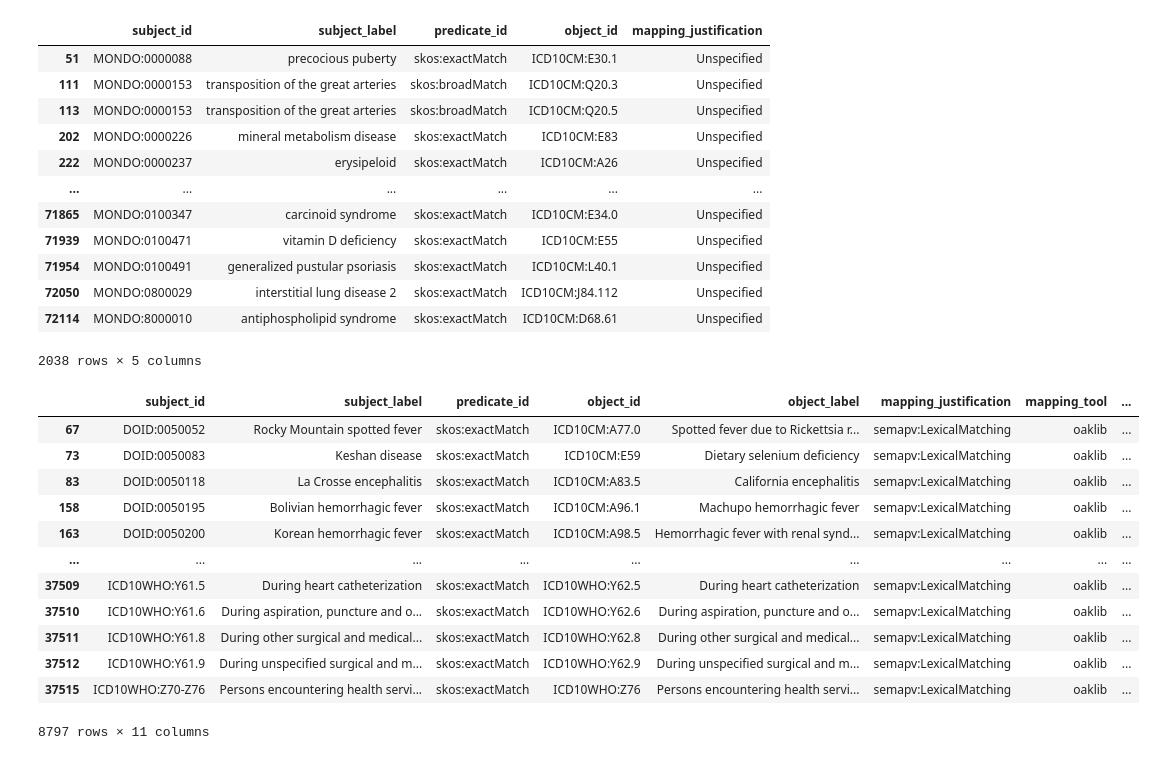
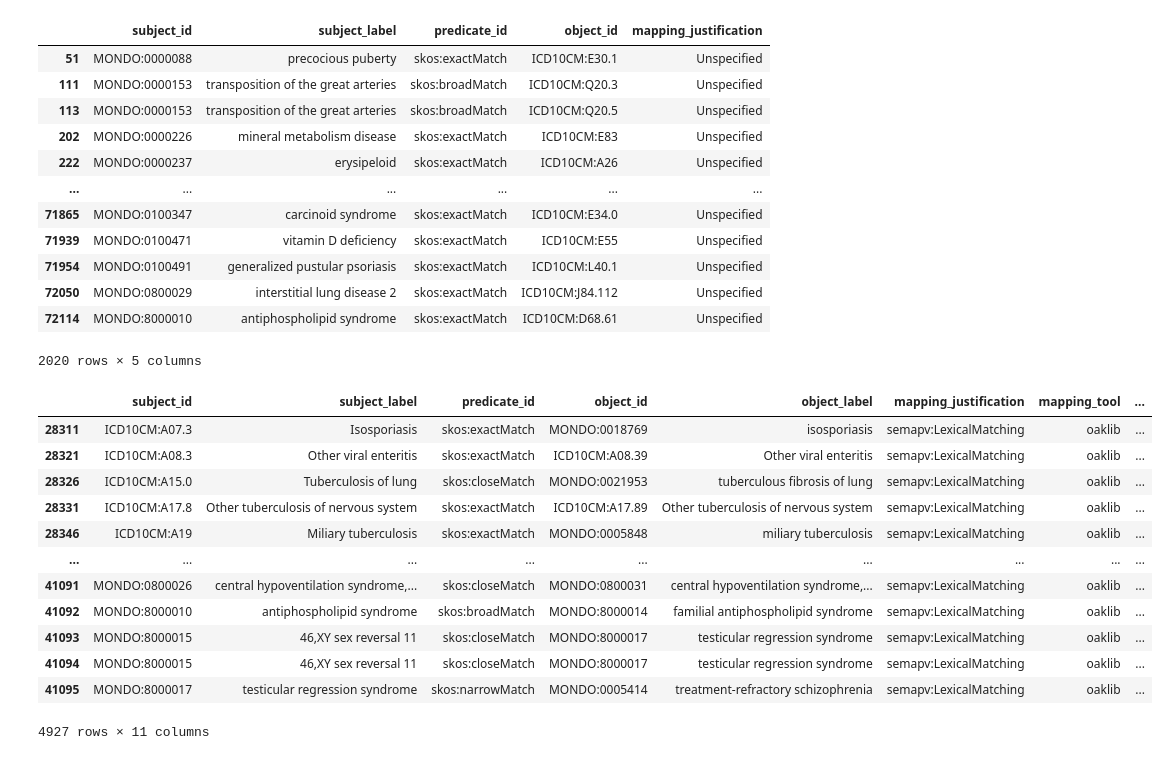
Before and after one commit to monarch-initiative/mondo-ingest, a Jupyter notebook: src/scripts/oak-lexmatch-sssom-compare.ipynb, the cells around one changed output. Cells and saved outputs as stored; diff of their text form; code cells hidden in the pictures.

```diff
--- a/src/scripts/oak-lexmatch-sssom-compare.ipynb
+++ b/src/scripts/oak-lexmatch-sssom-compare.ipynb
@@ -14,5 +21,10 @@ msdf_mondo = parse_sssom_table(mondo_sssom)
 # %%
-msdf_mondo.df[msdf_mondo.df['object_id'].str.contains('ICD')]
+# msdf_mondo.df[msdf_mondo.df['object_id'].str.contains('ICD')]
+prefixes = ["ICD10CM", "MONDO"]
+condition_1 = msdf_mondo.df['object_id'].str.contains("|".join(prefixes))
+condition_2 = msdf_mondo.df['subject_id'].str.contains("|".join(prefixes))
+msdf_mondo.df = msdf_mondo.df[condition_1 & condition_2]
+msdf_mondo.df
 # %% [output]
 |  | subject_id | subject_label | predicate_id | object_id | mapping_justification |
 | 51 | MONDO:0000088 | precocious puberty | skos:exactMatch | ICD10CM:E30.1 | Unspecified |
@@ -26,20 +38,24 @@ msdf_mondo.df[msdf_mondo.df['object_id'].str.contains('ICD')]
 | 71954 | MONDO:0100491 | generalized pustular psoriasis | skos:exactMatch | ICD10CM:L40.1 | Unspecified |
 | 72050 | MONDO:0800029 | interstitial lung disease 2 | skos:exactMatch | ICD10CM:J84.112 | Unspecified |
 | 72114 | MONDO:8000010 | antiphospholipid syndrome | skos:exactMatch | ICD10CM:D68.61 | Unspecified |
-2038 rows × 5 columns
+2020 rows × 5 columns
 # %%
-msdf_lex.df[msdf_lex.df['object_id'].str.contains('ICD')]
+# msdf_lex.df[msdf_lex.df['object_id'].str.contains('ICD')]
+condition_1 = msdf_lex.df['subject_id'].str.contains("|".join(prefixes))
+condition_2 = msdf_lex.df['object_id'].str.contains("|".join(prefixes))
+msdf_lex.df = msdf_lex.df[condition_1 & condition_2]
+msdf_lex.df
 # %% [output]
 |  | subject_id | subject_label | predicate_id | object_id | object_label | mapping_justification | mapping_tool | ... |
-| 67 | DOID:0050052 | Rocky Mountain spotted fever | skos:exactMatch | ICD10CM:A77.0 | Spotted fever due to Rickettsia r... | semapv:LexicalMatching | oaklib | ... |
-| 73 | DOID:0050083 | Keshan disease | skos:exactMatch | ICD10CM:E59 | Dietary selenium deficiency | semapv:LexicalMatching | oaklib | ... |
-| 83 | DOID:0050118 | La Crosse encephalitis | skos:exactMatch | ICD10CM:A83.5 | California encephalitis | semapv:LexicalMatching | oaklib | ... |
-| 158 | DOID:0050195 | Bolivian hemorrhagic fever | skos:exactMatch | ICD10CM:A96.1 | Machupo hemorrhagic fever | semapv:LexicalMatching | oaklib | ... |
-| 163 | DOID:0050200 | Korean hemorrhagic fever | skos:exactMatch | ICD10CM:A98.5 | Hemorrhagic fever with renal synd... | semapv:LexicalMatching | oaklib | ... |
+| 28311 | ICD10CM:A07.3 | Isosporiasis | skos:exactMatch | MONDO:0018769 | isosporiasis | semapv:LexicalMatching | oaklib | ... |
+| 28321 | ICD10CM:A08.3 | Other viral enteritis | skos:exactMatch | ICD10CM:A08.39 | Other viral enteritis | semapv:LexicalMatching | oaklib | ... |
+| 28326 | ICD10CM:A15.0 | Tuberculosis of lung | skos:closeMatch | MONDO:0021953 | tuberculous fibrosis of lung | semapv:LexicalMatching | oaklib | ... |
+| 28331 | ICD10CM:A17.8 | Other tuberculosis of nervous system | skos:exactMatch | ICD10CM:A17.89 | Other tuberculosis of nervous system | semapv:LexicalMatching | oaklib | ... |
+| 28346 | ICD10CM:A19 | Miliary tuberculosis | skos:exactMatch | MONDO:0005848 | miliary tuberculosis | semapv:LexicalMatching | oaklib | ... |
 | ... | ... | ... | ... | ... | ... | ... | ... | ... |
-| 37509 | ICD10WHO:Y61.5 | During heart catheterization | skos:exactMatch | ICD10WHO:Y62.5 | During heart catheterization | semapv:LexicalMatching | oaklib | ... |
-| 37510 | ICD10WHO:Y61.6 | During aspiration, puncture and o... | skos:exactMatch | ICD10WHO:Y62.6 | During aspiration, puncture and o... | semapv:LexicalMatching | oaklib | ... |
-| 37511 | ICD10WHO:Y61.8 | During other surgical and medical... | skos:exactMatch | ICD10WHO:Y62.8 | During other surgical and medical... | semapv:LexicalMatching | oaklib | ... |
-| 37512 | ICD10WHO:Y61.9 | During unspecified surgical and m... | skos:exactMatch | ICD10WHO:Y62.9 | During unspecified surgical and m... | semapv:LexicalMatching | oaklib | ... |
-| 37515 | ICD10WHO:Z70-Z76 | Persons encountering health servi... | skos:exactMatch | ICD10WHO:Z76 | Persons encountering health servi... | semapv:LexicalMatching | oaklib | ... |
+| 41091 | MONDO:0800026 | central hypoventilation syndrome,... | skos:closeMatch | MONDO:0800031 | central hypoventilation syndrome,... | semapv:LexicalMatching | oaklib | ... |
+| 41092 | MONDO:8000010 | antiphospholipid syndrome | skos:broadMatch | MONDO:8000014 | familial antiphospholipid syndrome | semapv:LexicalMatching | oaklib | ... |
+| 41093 | MONDO:8000015 | 46,XY sex reversal 11 | skos:closeMatch | MONDO:8000017 | testicular regression syndrome | semapv:LexicalMatching | oaklib | ... |
+| 41094 | MONDO:8000015 | 46,XY sex reversal 11 | skos:closeMatch | MONDO:8000017 | testicular regression syndrome | semapv:LexicalMatching | oaklib | ... |
+| 41095 | MONDO:8000017 | testicular regression syndrome | skos:narrowMatch | MONDO:0005414 | treatment-refractory schizophrenia | semapv:LexicalMatching | oaklib | ... |
-8797 rows × 11 columns
+4927 rows × 11 columns
```
Also changed, not shown: parts of 14 cells of this notebook, 13 other files.
